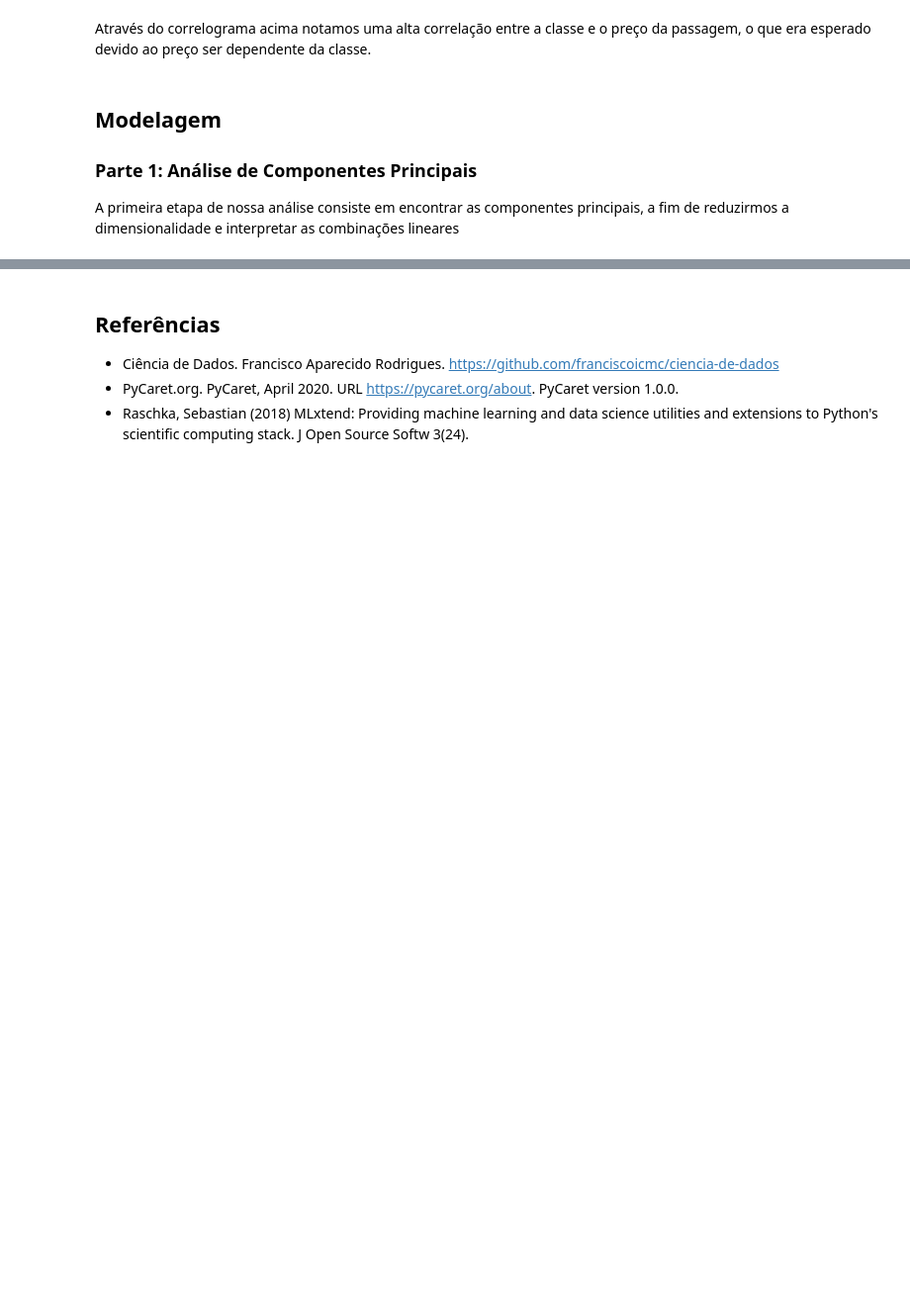
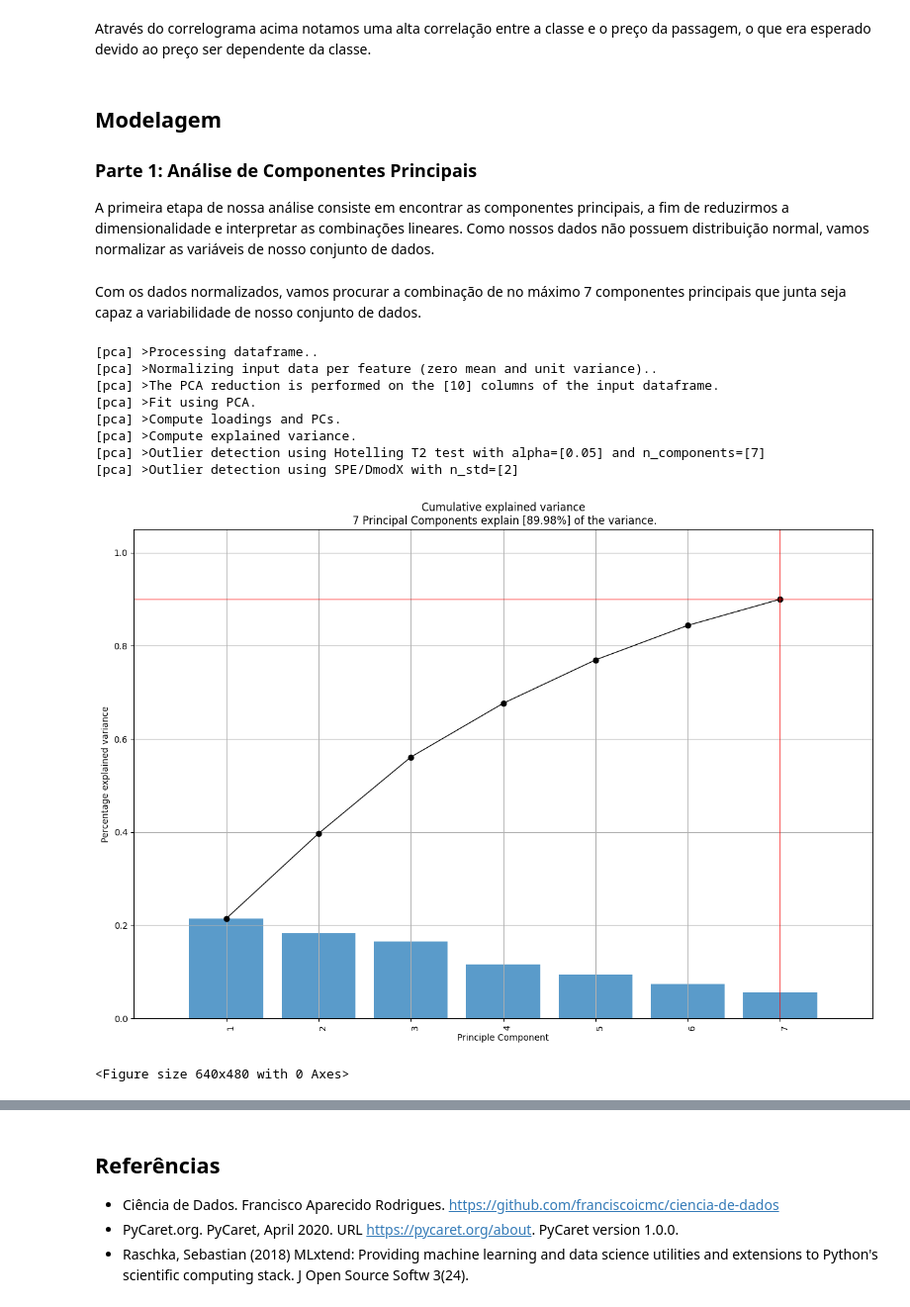
Before and after one commit to chicodias/22-02, a Jupyter notebook: Multivariada/titanic.ipynb, the cells around one changed output, grey strips where cells are left out. Shown: that part at 99% size. Saved outputs shown, nothing was run; the diff lists cells and outputs as text; code cells hidden in the pictures; blank space fills up the shorter version.

```diff
--- a/Multivariada/titanic.ipynb
+++ b/Multivariada/titanic.ipynb
@@ -106,3 +106,5 @@ features = ['Age', 'SibSp', 'Parch', 'Fare']
 # combine the dummy variables
 X = pd.concat([train[features], embarked, pclass, sex], axis=1)
 y = train['Survived']
+
+T = pd.concat([X,y], axis=1)
@@ -181,4 +158,4 @@ Através do correlograma acima notamos uma alta correlação entre a classe e o
 
 ### Parte 1: Análise de Componentes Principais
 
-A primeira etapa de nossa análise consiste em encontrar as componentes principais, a fim de reduzirmos a dimensionalidade e interpretar as combinações lineares
+A primeira etapa de nossa análise consiste em encontrar as componentes principais, a fim de reduzirmos a dimensionalidade e interpretar as combinações lineares. Como nossos dados não possuem distribuição normal, vamos normalizar as variáveis de nosso conjunto de dados.
@@ -193,0 +162,37 @@ fit = pca.fit_transform(X)
+# %%
+from sklearn.preprocessing import StandardScaler
+
+T.columns = T.columns.astype(str)
+X.columns = X.columns.astype(str)
+
+atr_names = X.columns
+
+scaler = StandardScaler()
+X_t = X
+X = scaler.fit_transform(X)
+# %% [markdown]
+Com os dados normalizados, vamos procurar a combinação de no máximo 7 componentes principais que junta seja capaz a variabilidade de nosso conjunto de dados.
+# %%
+from pca import pca
+
+pca_fit = pca(n_components=7, normalize=True)
+
+# Fit transform
+results = pca_fit.fit_transform(T)
+
+# Plot explained variance
+fig, ax = pca_fit.plot()
+
+# Scatter first 2 PCs
+#fig, ax = model.scatter()
+# %% [output]
+[pca] >Processing dataframe..
+[pca] >Normalizing input data per feature (zero mean and unit variance)..
+[pca] >The PCA reduction is performed on the [10] columns of the input dataframe.
+[pca] >Fit using PCA.
+[pca] >Compute loadings and PCs.
+[pca] >Compute explained variance.
+[pca] >Outlier detection using Hotelling T2 test with alpha=[0.05] and n_components=[7]
+[pca] >Outlier detection using SPE/DmodX with n_std=[2]
+[figure, added]
+<Figure size 640x480 with 0 Axes>
```
Also changed, not shown: parts of 31 cells of this notebook, 14 other files.
